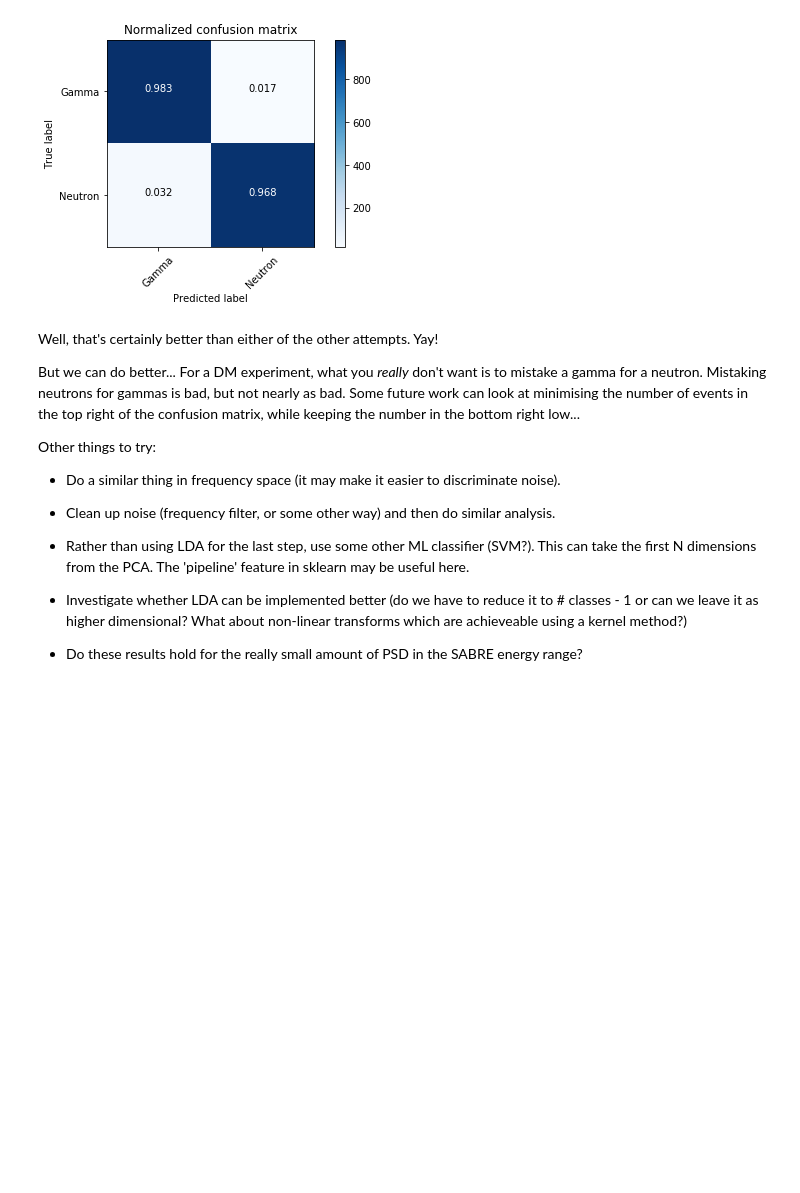
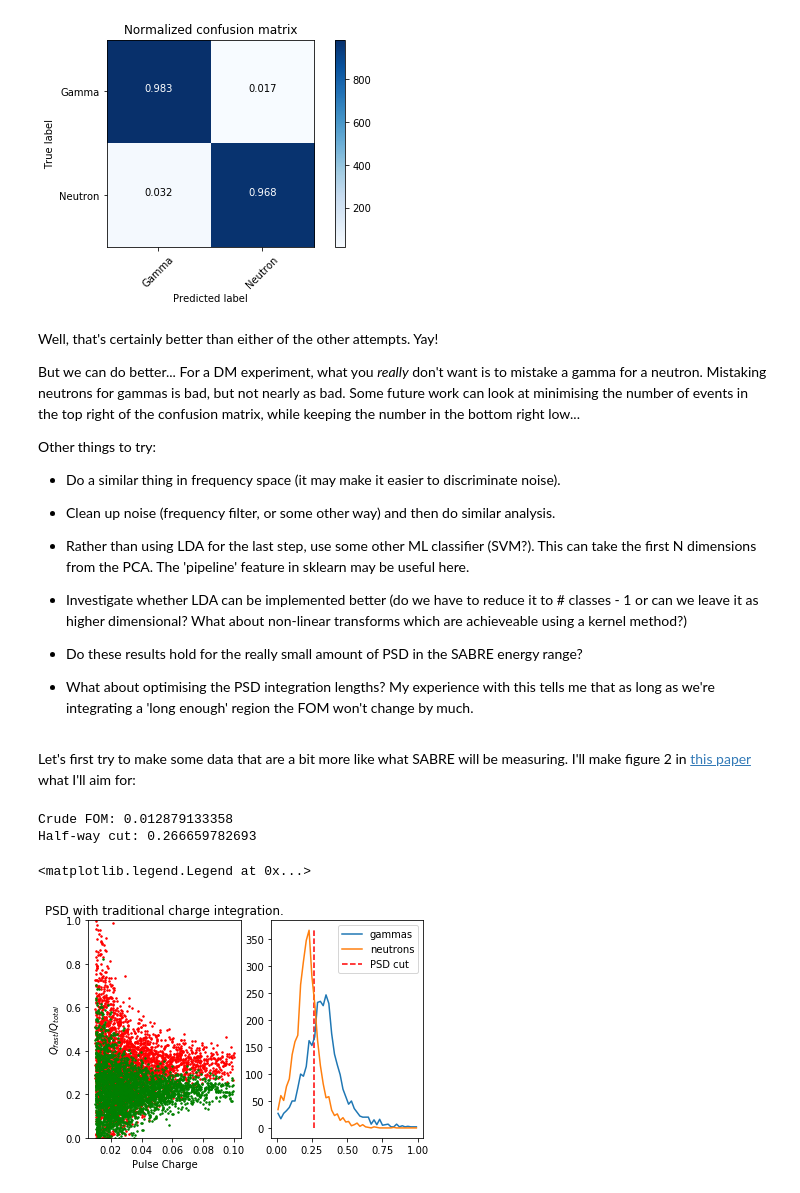
Before and after one commit to lbignell/Notebooks, a Jupyter notebook: PSD.ipynb, the cells around one changed output. Drawn from its saved outputs; the diff is of its cells as text; code cells hidden in the pictures; blank space fills up the shorter version.

```diff
--- a/PSD.ipynb
+++ b/PSD.ipynb
@@ -162,7 +162,7 @@ I'll have three groups:
 
 Then I'll do a linear discriminant analysis, compare it with the traditional $Q_{fast}/Q_{total}$ analysis, and go from there...
 # %%
-def get_wfm(particle_type):
+def get_wfm(particle_type, scalefactor=1):
     """
     Return the unmodified waveform for a particle interaction ('gamma' or 'neutron').
     """
@@ -181,7 +181,7 @@ def get_wfm(particle_type):
 
     xvals = np.linspace(0, 1000, 10001)
     yvals = (1-np.exp(-xvals/t_r))*(A_f*np.exp(-xvals/t_f) + A_s*np.exp(-xvals/t_s))
-    return np.random.exponential(scale=1)*yvals/sum(yvals)
+    return np.random.exponential(scale=scalefactor)*yvals/np.abs(sum(yvals))
 
 #Set up convolution parameters
 conv_sigma = 2
@@ -568,3 +568,79 @@ Other things to try:
 - Investigate whether LDA can be implemented better (do we have to reduce it to # classes - 1 or can we leave it as higher dimensional? What about non-linear transforms which are achieveable using a kernel method?)
 
 - Do these results hold for the really small amount of PSD in the SABRE energy range?
+
+- What about optimising the PSD integration lengths? My experience with this tells me that as long as we're integrating a 'long enough' region the FOM won't change by much.
+# %% [markdown]
+Let's first try to make some data that are a bit more like what SABRE will be measuring. I'll make figure 2 in [this paper](https://arxiv.org/pdf/1503.05253.pdf) what I'll aim for:
+# %%
+#Set up convolution parameters
+#For few photon events the PMT's broadening should have a relatively greater impact.
+conv_sigma = 5
+conv_mean = 0
+convrange = conv_sigma*5
+conv_kernel = (1./np.sqrt(2*np.pi*conv_sigma**2))*\
+    np.exp(-0.5*(((np.linspace(-convrange,convrange,convrange+1)-conv_mean)/conv_sigma)**2))
+conv_mode = 'same'
+
+noise_lvl = 0.0002
+scale_factor = 0.05
+
+SABRENgammas = 5000 #12000 x 1000 array ~ 96 MB
+SABREGammas = np.random.normal(0, noise_lvl, (12000, SABRENgammas))
+for i in range(SABRENgammas):
+    thiswfm = get_wfm('gamma', scalefactor=scale_factor)
+    if sum(thiswfm)<0:
+        print("waveform {0} is wierd: sum = {1}".format(i, sum(thiswfm)))
+    SABREGammas[1999:, i] += thiswfm
+    SABREGammas[:, i] = np.convolve(SABREGammas[:, i], conv_kernel, mode = conv_mode)
+
+SABRENneutrons = 5000 #12000 x 1000 array ~ 96 MB
+SABRENeutrons = np.random.normal(0, noise_lvl, (12000, SABRENneutrons))
+for i in range(SABRENneutrons):
+    thiswfm = get_wfm('neutrons', scalefactor=scale_factor)
+    if sum(thiswfm)<0:
+        print("waveform {0} is wierd: sum = {1}".format(i, sum(thiswfm)))
+    SABRENeutrons[1999:, i] += thiswfm
+    SABRENeutrons[:, i] = np.convolve(SABRENeutrons[:, i], conv_kernel, mode = conv_mode)
+
+#Lets define the fast integration region as 190:220, and the total integration region as 190:.
+SABREQf_gamma = np.sum(SABREGammas[1900:2200, :], axis=0)
+SABREQt_gamma = np.sum(SABREGammas[1900:, :], axis=0)
+
+SABREQf_neut = np.sum(SABRENeutrons[1900:2200, :], axis=0)
+SABREQt_neut = np.sum(SABRENeutrons[1900:, :], axis=0)
+
+MaxCharge = 0.1
+MinCharge = 0.01
+
+selectedQt_gamma = SABREQt_gamma[(SABREQt_gamma<MaxCharge)&(SABREQt_gamma>MinCharge)]
+selectedPSD_gamma = (SABREQf_gamma/SABREQt_gamma)[(SABREQt_gamma<MaxCharge)&(SABREQt_gamma>MinCharge)]
+selectedQt_neut = SABREQt_neut[(SABREQt_neut<MaxCharge)&(SABREQt_neut>MinCharge)]
+selectedPSD_neut = (SABREQf_neut/SABREQt_neut)[(SABREQt_neut<MaxCharge)&(SABREQt_neut>MinCharge)]
+
+plt.subplot(1,2,1)
+plt.plot(selectedQt_gamma, selectedPSD_gamma, 'r.', markersize=3, label='SABRE Gammas')
+plt.plot(selectedQt_neut, selectedPSD_neut, 'g.', markersize=3, label='SABRE Neutrons')
+plt.ylim(0,1)
+plt.xlabel("Pulse Charge")
+plt.ylabel("$Q_{fast}/Q_{total}$")
+plt.title('PSD with traditional charge integration.')
+
+SABRE_PSDg, binedges = np.histogram(selectedPSD_gamma, bins=50, range=(0,1))
+SABREbincentres = binedges[:-1] + (binedges[1]-binedges[0])/2
+SABRE_PSDn, binedges = np.histogram(selectedPSD_neut, bins=50, range=(0,1))
+plt.subplot(1,2,2)
+plt.plot(SABREbincentres, SABRE_PSDg, label='gammas')
+plt.plot(SABREbincentres, SABRE_PSDn, label='neutrons')
+print("Crude FOM: {0}".format((np.mean(selectedPSD_gamma)- np.mean(selectedPSD_neut))/
+                              2.35482*(np.std(selectedPSD_gamma)+ np.std(selectedPSD_neut))))
+SABREPSDcut = (np.mean(selectedPSD_gamma)+ np.mean(selectedPSD_neut))/2
+print("Half-way cut: {0}".format(SABREPSDcut))
+plt.vlines(SABREPSDcut, ymin=0, ymax=max((max(SABRE_PSDg), max(SABRE_PSDn))),
+           colors='r', linestyles='dashed', label='PSD cut')
+plt.legend()
+# %% [output]
+Crude FOM: 0.012879133358
+Half-way cut: 0.266659782693
+<matplotlib.legend.Legend at 0x...>
+[figure, added]
```
Also changed, not shown: parts of 9 cells of this notebook.
